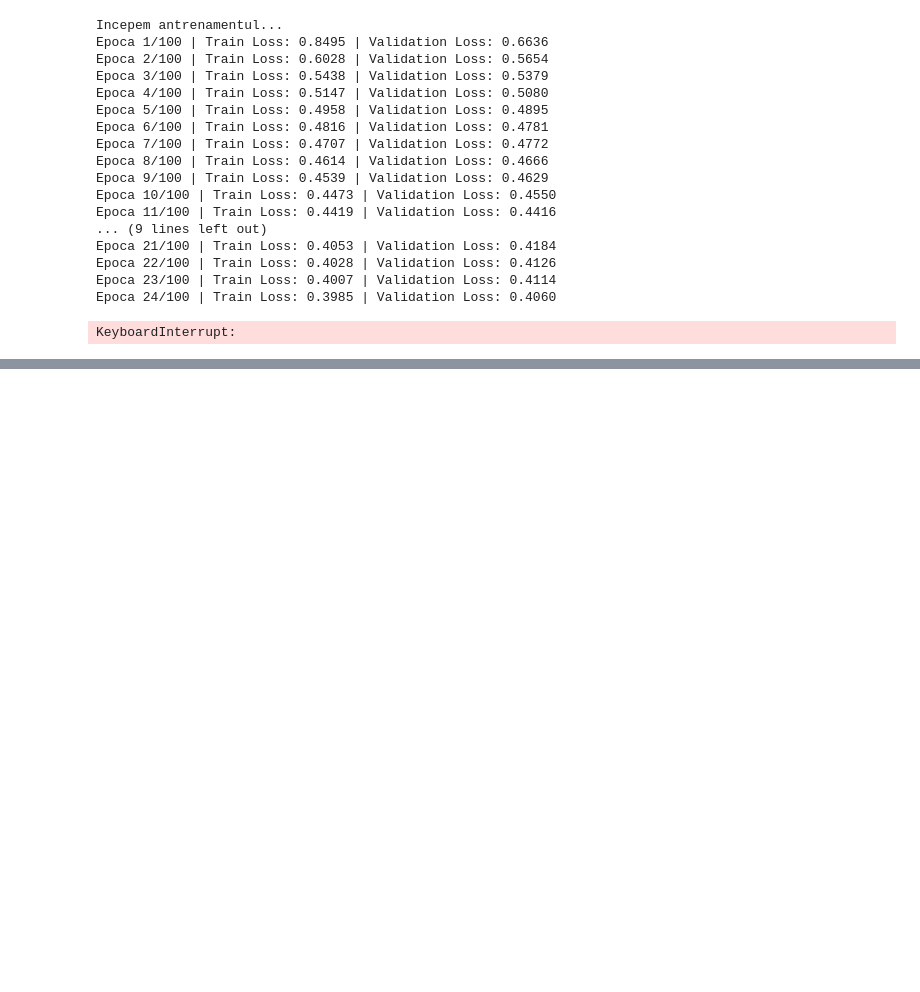
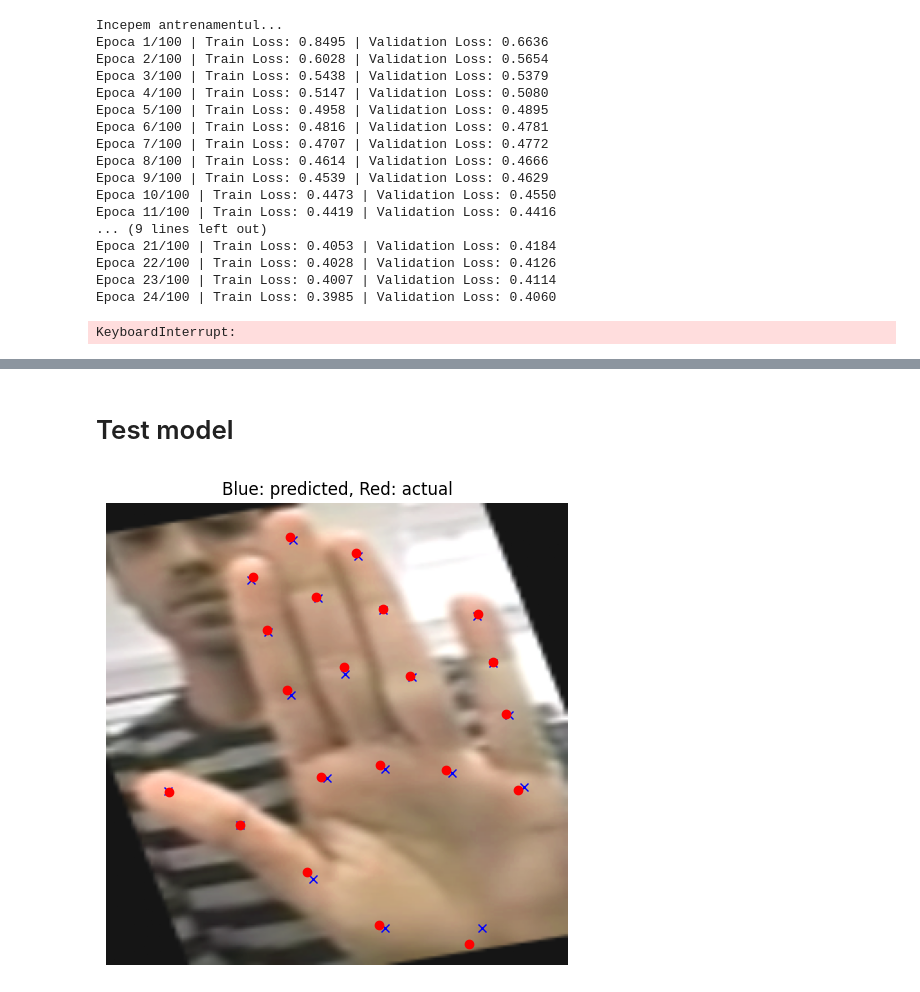
Before and after one commit to mihaidanaila11/Hand-Detector, a Jupyter notebook: keypointsTrain.ipynb, the cells around one changed output, grey strips where cells are left out. Cells and saved outputs as stored; diff of their text form; code cells hidden in the pictures; blank space fills up the shorter version.

Commit message:
un model cinstit

```diff
--- a/keypointsTrain.ipynb
+++ b/keypointsTrain.ipynb
@@ -520,0 +570,19 @@ KeyboardInterrupt:
+# %%
+import importlib
+import keypoints as keypoints_module
+importlib.reload(keypoints_module)
+from keypoints import HandKeypointDetector, IoULossHeatmap
+import os
+
+model = HandKeypointDetector().to(device)
+
+checkpoint_path = "keypoints_epoch35.pth"
+if os.path.exists(checkpoint_path):
+    model.load_state_dict(torch.load(checkpoint_path, map_location=device, weights_only=True))
+    print(f"Loaded checkpoint: {checkpoint_path}")
+else:
+    print(f"Checkpoint not found: {checkpoint_path}. Using randomly initialized weights.")
+
+loss_fn = IoULossHeatmap(21)
+
+optimizer = torch.optim.Adam(model.parameters(), lr=0.001)
@@ -520,0 +620,38 @@ KeyboardInterrupt:
+# %% [markdown]
+# Test model
+# %%
+import matplotlib.pyplot as plt
+
+randomIndex = random.randint(0, len(testDataset) - 1)
+img_tensor, label_tensor = testDataset[randomIndex]
+
+pred = model(img_tensor.unsqueeze(0).to(device))
+
+img = img_tensor.permute(1, 2, 0).cpu().numpy()
+fig, ax = plt.subplots(figsize=(6, 6))
+ax.imshow(img)
+h, w, _ = img.shape
+
+# Predicted keypoints from heatmaps (argmax)
+hmaps = pred.squeeze(0).cpu()  # (num_kp, Hm, Wm)
+num_kp, Hm, Wm = hmaps.shape
+for i in range(num_kp):
+    hm = hmaps[i].detach().numpy()
+    idx = hm.argmax()
+    ym = idx // Wm
+    xm = idx % Wm
+    x_norm = xm / Wm
+    y_norm = ym / Hm
+    ax.plot(x_norm * w, y_norm * h, 'bx', markersize=6)
+
+# Actual keypoints from label_tensor (x,y,vis triplets)
+for k in range(0, len(label_tensor), 3):
+    x = label_tensor[k].item()
+    y = label_tensor[k + 1].item()
+    ax.plot(x * w, y * h, 'ro', markersize=6)
+
+ax.set_title("Blue: predicted, Red: actual")
+plt.axis('off')
+plt.show()
+# %% [output]
+[figure, added]
```
Also changed, not shown: parts of 6 cells of this notebook, 1 other file.
